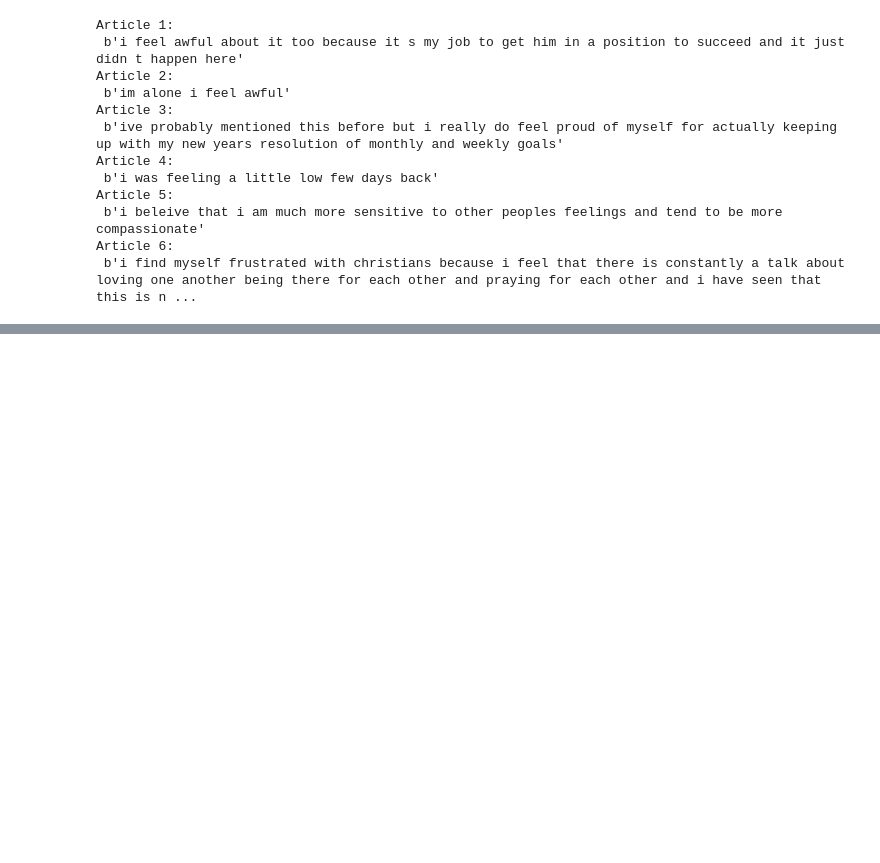
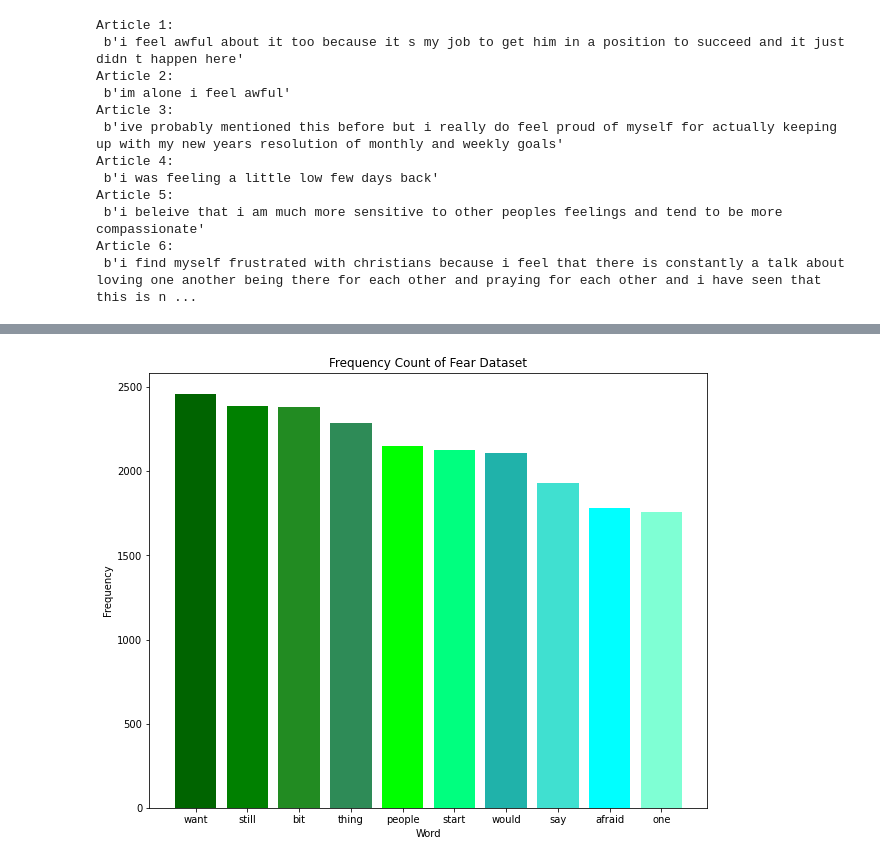
Before and after one commit to skbetz54/Samuel_DATA606, a Jupyter notebook: Notebooks/1_1_EDA_Hugging_Face.ipynb, the cells around one changed output, grey strips where cells are left out. Cells and saved outputs as stored; diff of their text form; code cells hidden in the pictures; blank space fills up the shorter version.

```diff
--- a/Notebooks/1_1_EDA_Hugging_Face.ipynb
+++ b/Notebooks/1_1_EDA_Hugging_Face.ipynb
@@ -120,0 +380,8 @@ df.head()
+# %%
+# Fear Dataset
+df_fear = df[df['class']==0]
+df_anger = df[df['class']==1]
+df_sadness = df[df['class']==2]
+df_joy = df[df['class']==3]
+df_love = df[df['class']==4]
+df_surprise = df[df['class']==5]
@@ -144,0 +464,12 @@ ax.set(xlabel=num_to_classes,
+# %%
+# Frequency plot of FEAR DATASET
+
+plt.figure(figsize=(10,8))
+plt.bar(count_fear[11:21].index, count_fear[11:21].values, color=cols)
+plt.title("Frequency Count of Fear Dataset")
+plt.xlabel('Word')
+plt.ylabel("Frequency")
+
+plt.show()
+# %% [output]
+[figure, added]
```
Also changed, not shown: parts of 39 cells of this notebook.
